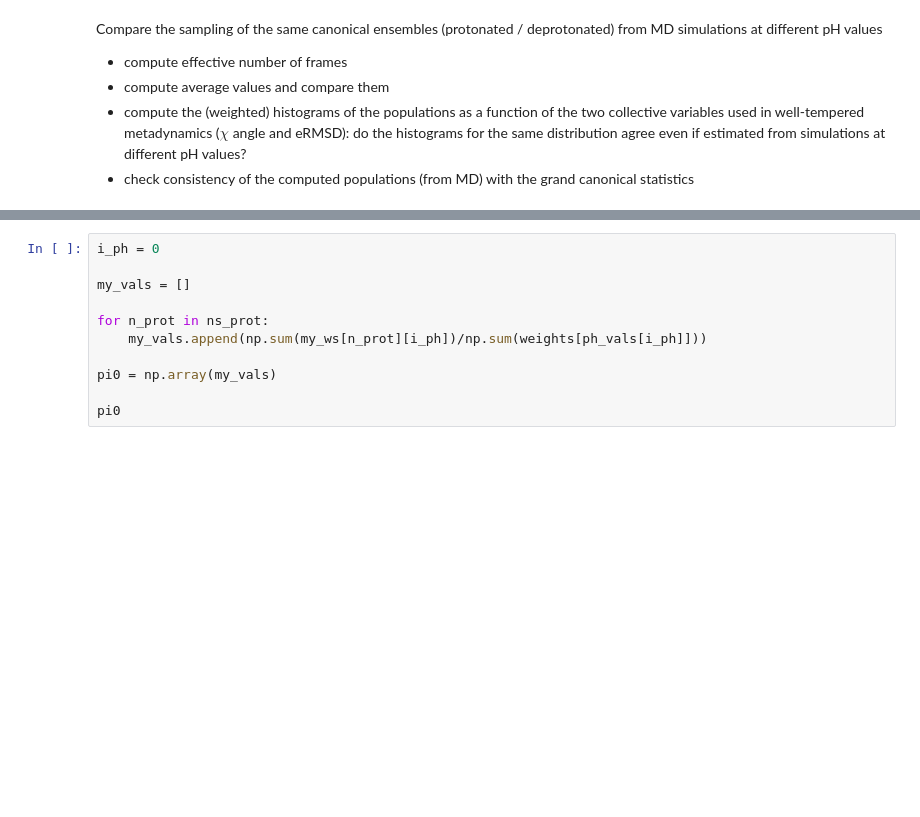
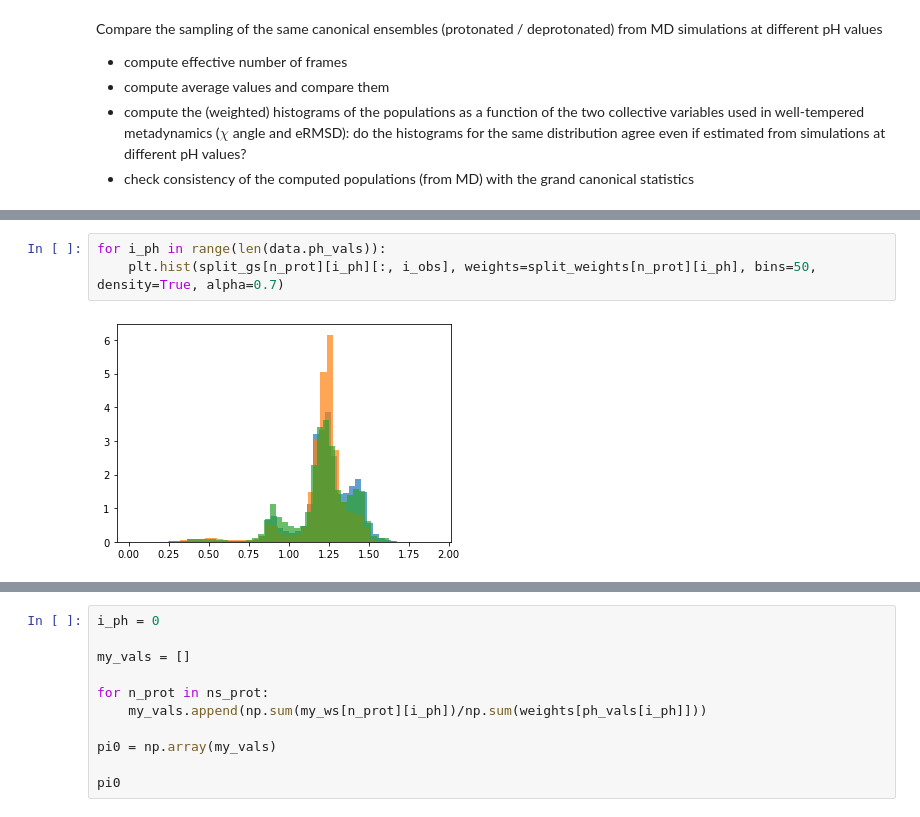
Before and after one commit to Tomfersil/pH-integration, a Jupyter notebook: ph_refine.ipynb, the cells around one changed output, grey strips where cells are left out. Saved outputs shown, nothing was run; the diff lists cells and outputs as text; blank space fills up the shorter version.

```diff
--- a/ph_refine.ipynb
+++ b/ph_refine.ipynb
@@ -605,0 +723,5 @@ data.p0s[n_prot][0 : data.legend_weights[n_prot][1]]
+# %%
+for i_ph in range(len(data.ph_vals)):
+    plt.hist(split_gs[n_prot][i_ph][:, i_obs], weights=split_weights[n_prot][i_ph], bins=50, density=True, alpha=0.7)
+# %% [output]
+[figure, added]
```
Also changed, not shown: parts of 19 cells of this notebook.
